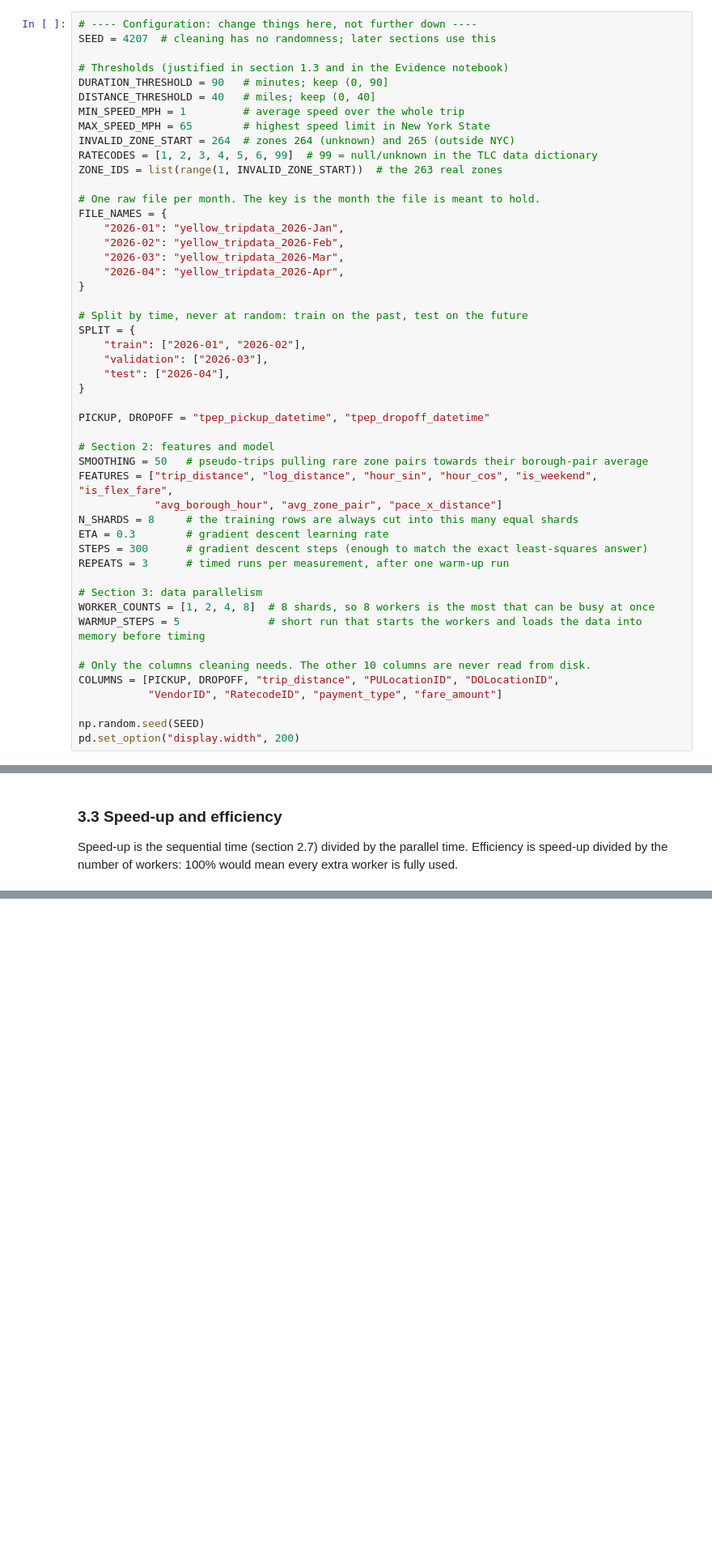
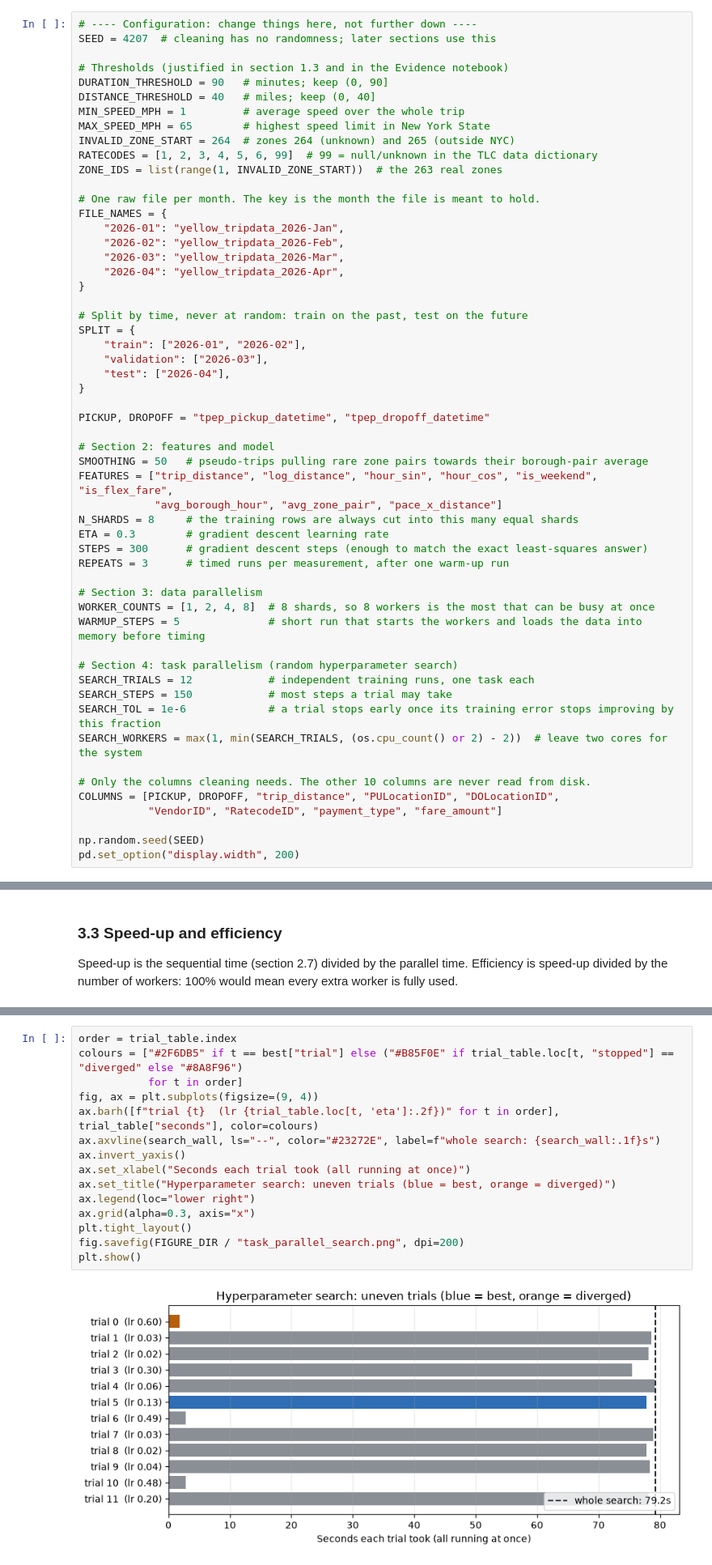
Before and after one commit to wmcclean06/G12-Poster, a Jupyter notebook: Trip_Duration.ipynb, the cells around one changed output, grey strips where cells are left out. Shown at 81% size. Cells and saved outputs as stored; diff of their text form; blank space fills up the shorter version.

```diff
--- a/Trip_Duration.ipynb
+++ b/Trip_Duration.ipynb
@@ -90,6 +90,12 @@ REPEATS = 3      # timed runs per measurement, after one warm-up run
 WORKER_COUNTS = [1, 2, 4, 8]  # 8 shards, so 8 workers is the most that can be busy at once
 WARMUP_STEPS = 5              # short run that starts the workers and loads the data into memory before timing
 
+# Section 4: task parallelism (random hyperparameter search)
+SEARCH_TRIALS = 12            # independent training runs, one task each
+SEARCH_STEPS = 150            # most steps a trial may take
+SEARCH_TOL = 1e-6             # a trial stops early once its training error stops improving by this fraction
+SEARCH_WORKERS = max(1, min(SEARCH_TRIALS, (os.cpu_count() or 2) - 2))  # leave two cores for the system
+
 # Only the columns cleaning needs. The other 10 columns are never read from disk.
 COLUMNS = [PICKUP, DROPOFF, "trip_distance", "PULocationID", "DOLocationID",
            "VendorID", "RatecodeID", "payment_type", "fare_amount"]
@@ -1009,0 +1143,17 @@ Notebook run time so far: 1180.2s
+# %%
+order = trial_table.index
+colours = ["#2F6DB5" if t == best["trial"] else ("#B85F0E" if trial_table.loc[t, "stopped"] == "diverged" else "#8A8F96")
+           for t in order]
+fig, ax = plt.subplots(figsize=(9, 4))
+ax.barh([f"trial {t}  (lr {trial_table.loc[t, 'eta']:.2f})" for t in order], trial_table["seconds"], color=colours)
+ax.axvline(search_wall, ls="--", color="#23272E", label=f"whole search: {search_wall:.1f}s")
+ax.invert_yaxis()
+ax.set_xlabel("Seconds each trial took (all running at once)")
+ax.set_title("Hyperparameter search: uneven trials (blue = best, orange = diverged)")
+ax.legend(loc="lower right")
+ax.grid(alpha=0.3, axis="x")
+plt.tight_layout()
+fig.savefig(FIGURE_DIR / "task_parallel_search.png", dpi=200)
+plt.show()
+# %% [output]
+[figure, added]
```
Also changed, not shown: parts of 26 cells of this notebook, 4 other files.
